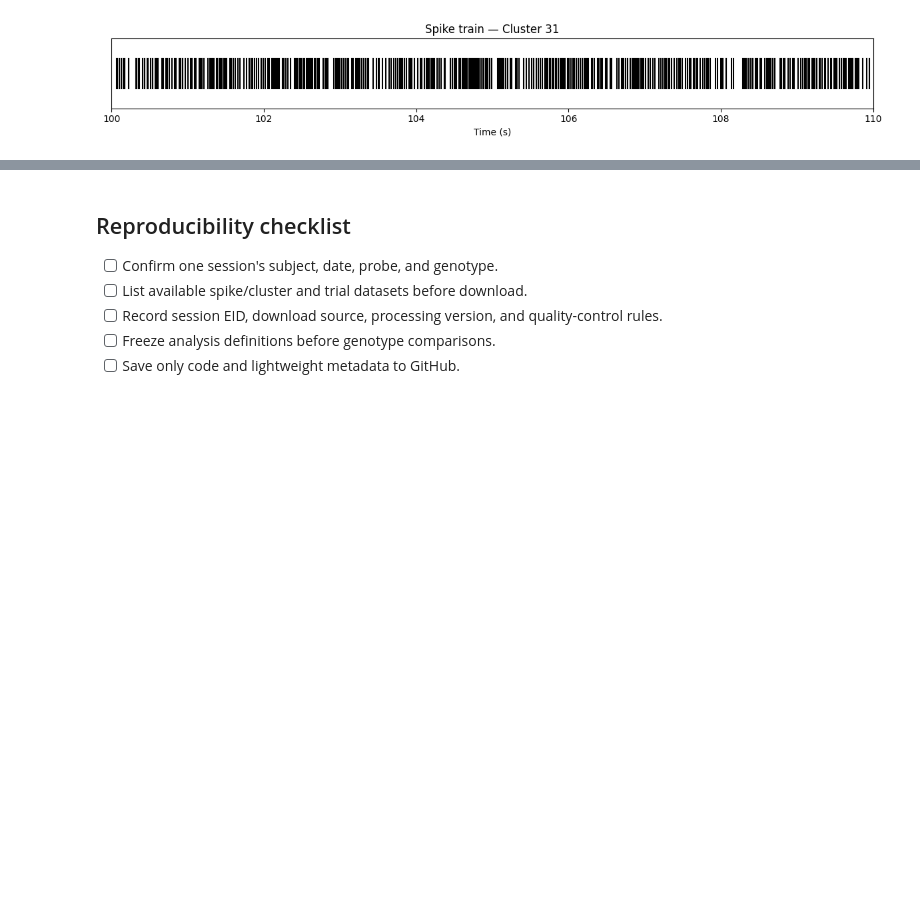
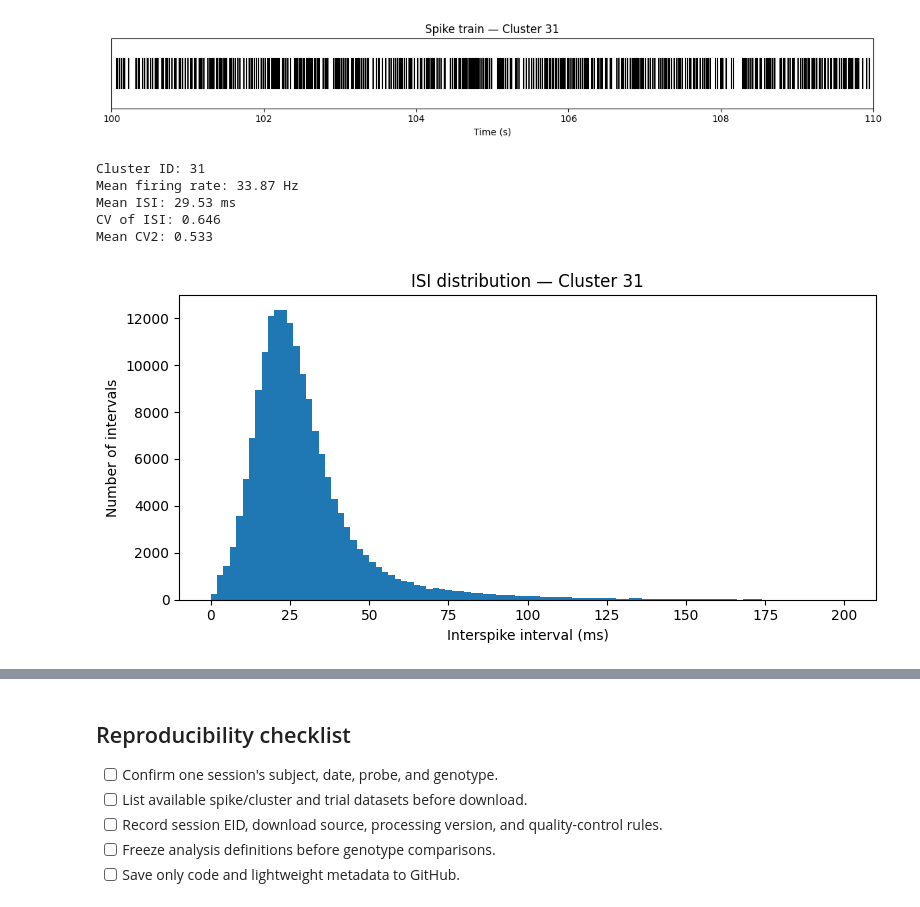
Before and after one commit to Noel-Betelgeuse/autism-neuropixels-reanalysis, a Jupyter notebook: 00_environment_and_data_access.ipynb, the cells around one changed output, grey strips where cells are left out. Drawn from its saved outputs; the diff is of its cells as text; code cells hidden in the pictures; blank space fills up the shorter version.

```diff
--- a/00_environment_and_data_access.ipynb
+++ b/00_environment_and_data_access.ipynb
@@ -233,3 +230,40 @@ plt.show()
 Selected cluster: 31
 Number of spikes: 169928
 [figure]
+# %%
+# Calculate interspike intervals for the selected cluster.
+isi = np.diff(neuron_spikes)
+
+# Calculate firing statistics.
+duration = spike_times.max() - spike_times.min()
+mean_fr = len(neuron_spikes) / duration
+mean_isi = np.mean(isi) * 1000
+cv_isi = np.std(isi) / np.mean(isi)
+
+# Calculate local firing irregularity (CV2).
+cv2 = 2 * np.abs(np.diff(isi)) / (isi[:-1] + isi[1:])
+
+print(f"Cluster ID: {cluster_id}")
+print(f"Mean firing rate: {mean_fr:.2f} Hz")
+print(f"Mean ISI: {mean_isi:.2f} ms")
+print(f"CV of ISI: {cv_isi:.3f}")
+print(f"Mean CV2: {np.mean(cv2):.3f}")
+
+# Plot the ISI distribution.
+fig, ax = plt.subplots(figsize=(8, 4))
+
+ax.hist(isi * 1000, bins=np.linspace(0, 200, 101))
+
+ax.set_xlabel("Interspike interval (ms)")
+ax.set_ylabel("Number of intervals")
+ax.set_title(f"ISI distribution — Cluster {cluster_id}")
+
+plt.tight_layout()
+plt.show()
+# %% [output]
+Cluster ID: 31
+Mean firing rate: 33.87 Hz
+Mean ISI: 29.53 ms
+CV of ISI: 0.646
+Mean CV2: 0.533
+[figure, added]
```
Also changed, not shown: parts of 5 cells of this notebook.
